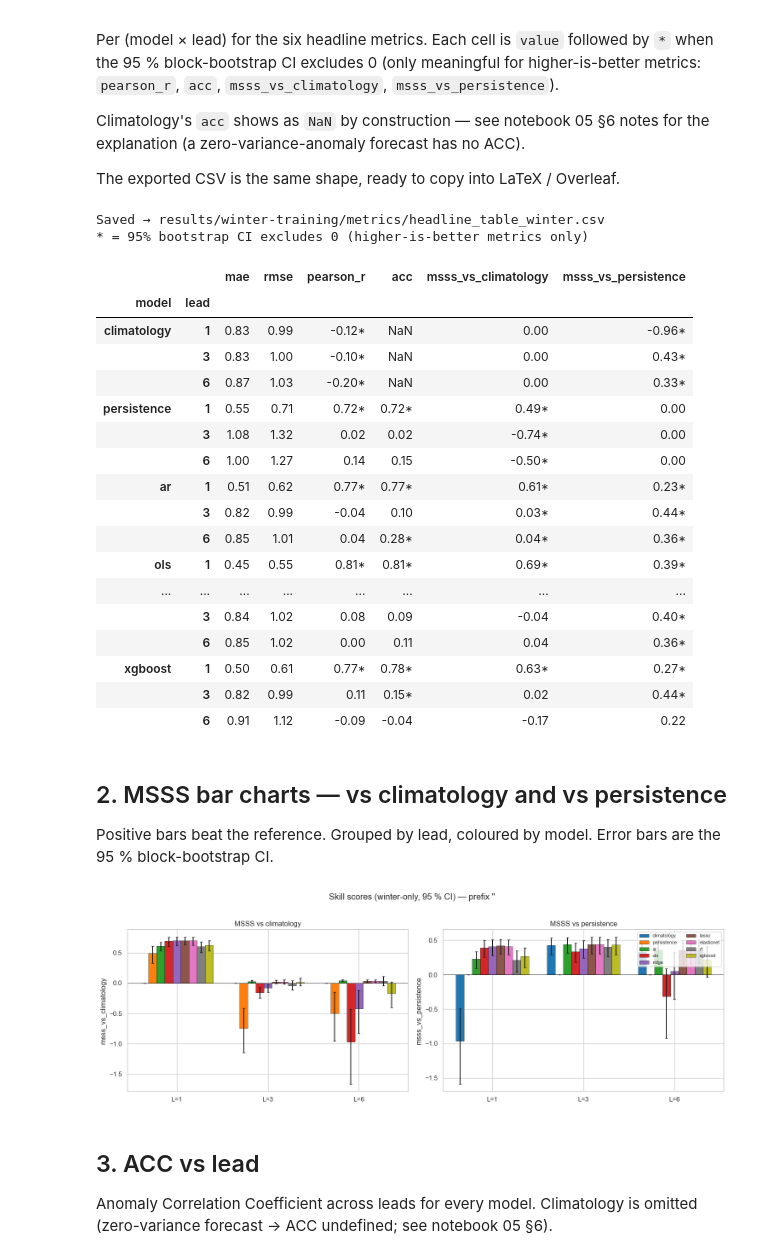
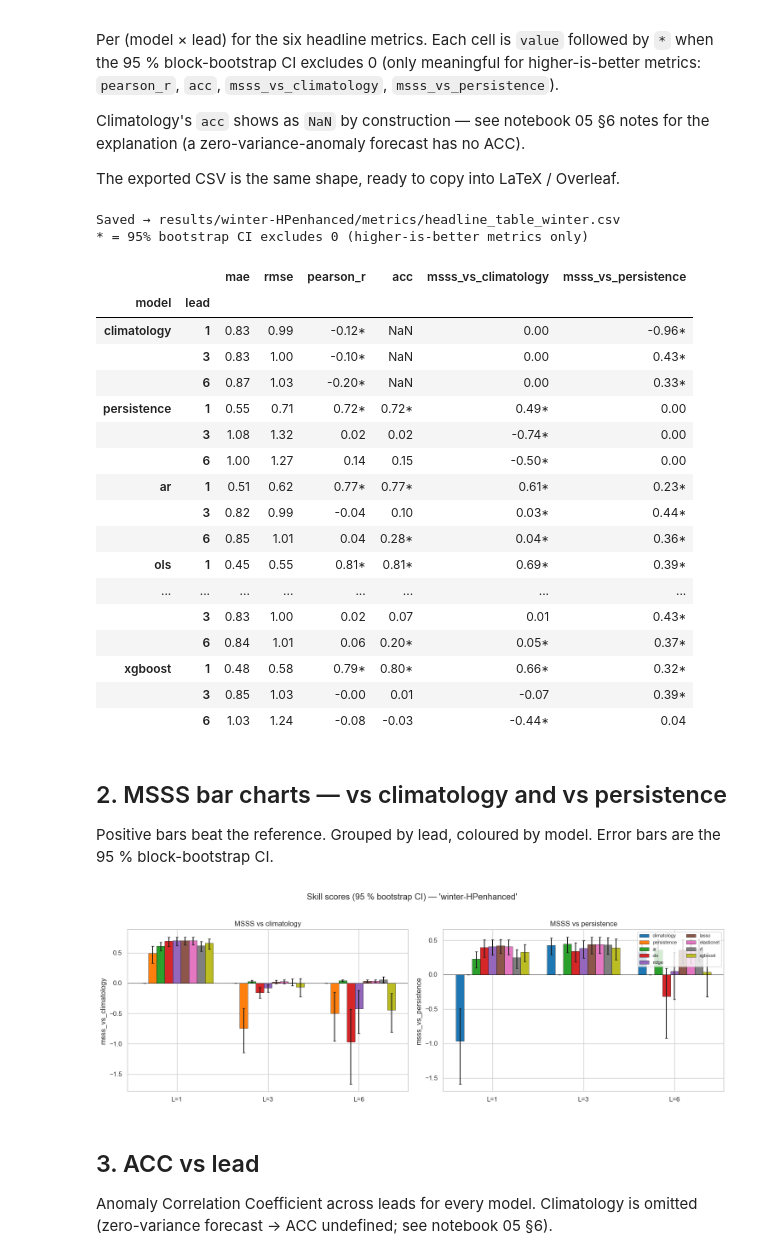
Before and after one commit to anasoubaha/A4-DroughtForecasting-Modeling, a Jupyter notebook: notebooks/06_results_tabular_ml_winter.ipynb, the cells around one changed output. Saved outputs shown, nothing was run; the diff lists cells and outputs as text; code cells hidden in the pictures.

```diff
--- a/notebooks/06_results_tabular_ml_winter.ipynb
+++ b/notebooks/06_results_tabular_ml_winter.ipynb
@@ -45,13 +45,14 @@ from droughtmodel import features as dfeat
 # -------------------------------------------------------------------
 # Switch this when the full sweep finishes:  'testOptuna_'  →  ''
 # -------------------------------------------------------------------
+EXPERIMENT = 'winter-HPenhanced'
 FILE_PREFIX = ''
-FIG_SUBDIR = '10_winter-training/06_tabular_ml'
+FIG_SUBDIR = '12_winter-HPenhanced'
 
-PREDS_PATH  = RESULTS_DIR / 'winter-training' / 'predictions' / f'{FILE_PREFIX}pooled_allLeads.nc'
-METRICS_PATH = RESULTS_DIR / 'winter-training' / 'metrics'    / f'{FILE_PREFIX}metrics_allLeads.csv'
-FOLD_RUNS_PATH = RESULTS_DIR / 'winter-training' / 'logs'     / f'{FILE_PREFIX}fold_runs.csv'
-FEAT_STATUS_PATH = RESULTS_DIR / 'winter-training' / 'logs'   / f'{FILE_PREFIX}feature_status.csv'
+PREDS_PATH  = RESULTS_DIR / 'winter-HPenhanced' / 'predictions' / f'{FILE_PREFIX}pooled_allLeads.nc'
+METRICS_PATH = RESULTS_DIR / 'winter-HPenhanced' / 'metrics'    / f'{FILE_PREFIX}metrics_allLeads.csv'
+FOLD_RUNS_PATH = RESULTS_DIR / 'winter-HPenhanced' / 'logs'     / f'{FILE_PREFIX}fold_runs.csv'
+FEAT_STATUS_PATH = RESULTS_DIR / 'winter-HPenhanced' / 'logs'   / f'{FILE_PREFIX}feature_status.csv'
 
 # Display order: baselines first, then linear, then trees
 MODEL_ORDER = ['climatology', 'persistence', 'ar', 'ols', 'ridge', 'lasso', 'elasticnet', 'rf', 'xgboost']
@@ -121,40 +124,40 @@ winter['formatted'] = winter.apply(_format_value, axis=1)
 
 table = (
     winter
     .pivot(index=['model', 'lead'], columns='metric', values='formatted')
     .loc[[(m, L) for m in models_present for L in leads]]
     [HEADLINE_METRICS]
 )
 table.columns.name = None
 
 # Save the LaTeX-ready CSV
-out = RESULTS_DIR / 'winter-training' / 'metrics' / f'{FILE_PREFIX}headline_table_winter.csv'
+out = RESULTS_DIR / 'winter-HPenhanced' / 'metrics' / f'{FILE_PREFIX}headline_table_winter.csv'
 table.to_csv(out)
 print(f'Saved → {out.relative_to(ROOT)}')
 print('* = 95% bootstrap CI excludes 0 (higher-is-better metrics only)\n')
 
 table
 # %% [output]
-Saved → results/winter-training/metrics/headline_table_winter.csv
+Saved → results/winter-HPenhanced/metrics/headline_table_winter.csv
 * = 95% bootstrap CI excludes 0 (higher-is-better metrics only)
 |  |  | mae | rmse | pearson_r | acc | msss_vs_climatology | msss_vs_persistence |
 | model | lead |  |  |  |  |  |  |
 | climatology | 1 | 0.83 | 0.99 | -0.12* | NaN | 0.00 | -0.96* |
 |  | 3 | 0.83 | 1.00 | -0.10* | NaN | 0.00 | 0.43* |
 |  | 6 | 0.87 | 1.03 | -0.20* | NaN | 0.00 | 0.33* |
 | persistence | 1 | 0.55 | 0.71 | 0.72* | 0.72* | 0.49* | 0.00 |
 |  | 3 | 1.08 | 1.32 | 0.02 | 0.02 | -0.74* | 0.00 |
 |  | 6 | 1.00 | 1.27 | 0.14 | 0.15 | -0.50* | 0.00 |
 | ar | 1 | 0.51 | 0.62 | 0.77* | 0.77* | 0.61* | 0.23* |
 |  | 3 | 0.82 | 0.99 | -0.04 | 0.10 | 0.03* | 0.44* |
 |  | 6 | 0.85 | 1.01 | 0.04 | 0.28* | 0.04* | 0.36* |
 | ols | 1 | 0.45 | 0.55 | 0.81* | 0.81* | 0.69* | 0.39* |
 | ... | ... | ... | ... | ... | ... | ... | ... |
-|  | 3 | 0.84 | 1.02 | 0.08 | 0.09 | -0.04 | 0.40* |
-|  | 6 | 0.85 | 1.02 | 0.00 | 0.11 | 0.04 | 0.36* |
-| xgboost | 1 | 0.50 | 0.61 | 0.77* | 0.78* | 0.63* | 0.27* |
-|  | 3 | 0.82 | 0.99 | 0.11 | 0.15* | 0.02 | 0.44* |
-|  | 6 | 0.91 | 1.12 | -0.09 | -0.04 | -0.17 | 0.22 |
+|  | 3 | 0.83 | 1.00 | 0.02 | 0.07 | 0.01 | 0.43* |
+|  | 6 | 0.84 | 1.01 | 0.06 | 0.20* | 0.05* | 0.37* |
+| xgboost | 1 | 0.48 | 0.58 | 0.79* | 0.80* | 0.66* | 0.32* |
+|  | 3 | 0.85 | 1.03 | -0.00 | 0.01 | -0.07 | 0.39* |
+|  | 6 | 1.03 | 1.24 | -0.08 | -0.03 | -0.44* | 0.04 |
 # %% [markdown]
 ## 2. MSSS bar charts — vs climatology and vs persistence
 
@@ -186,12 +189,12 @@ fig, axes = plt.subplots(1, 2, figsize=(15, 5), sharey=False)
 _bar(axes[0], 'msss_vs_climatology', 'MSSS vs climatology')
 _bar(axes[1], 'msss_vs_persistence', 'MSSS vs persistence')
 axes[1].legend(loc='upper right', fontsize=8, ncol=2)
-plt.suptitle(f'Skill scores (winter-only, 95 % CI) — prefix {FILE_PREFIX!r}', y=1.02)
+plt.suptitle(f'Skill scores (95 % bootstrap CI) — {EXPERIMENT!r}', y=1.02)
 plt.tight_layout()
 save_figure(fig, 'msss_bars', subdir=FIG_SUBDIR)
 plt.show()
 # %% [output]
-[figure, old version]
+[figure, new version]
 # %% [markdown]
 ## 3. ACC vs lead
 
```
Also changed, not shown: parts of 4 cells of this notebook, 54 other files.
